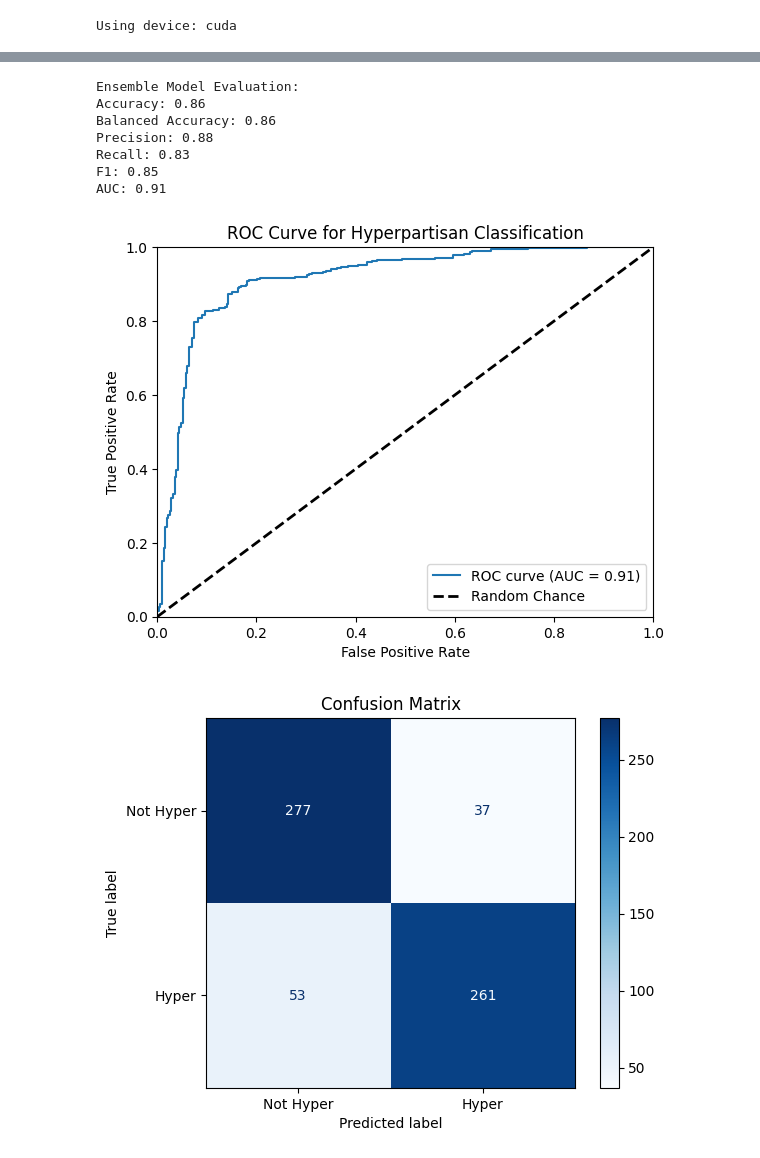
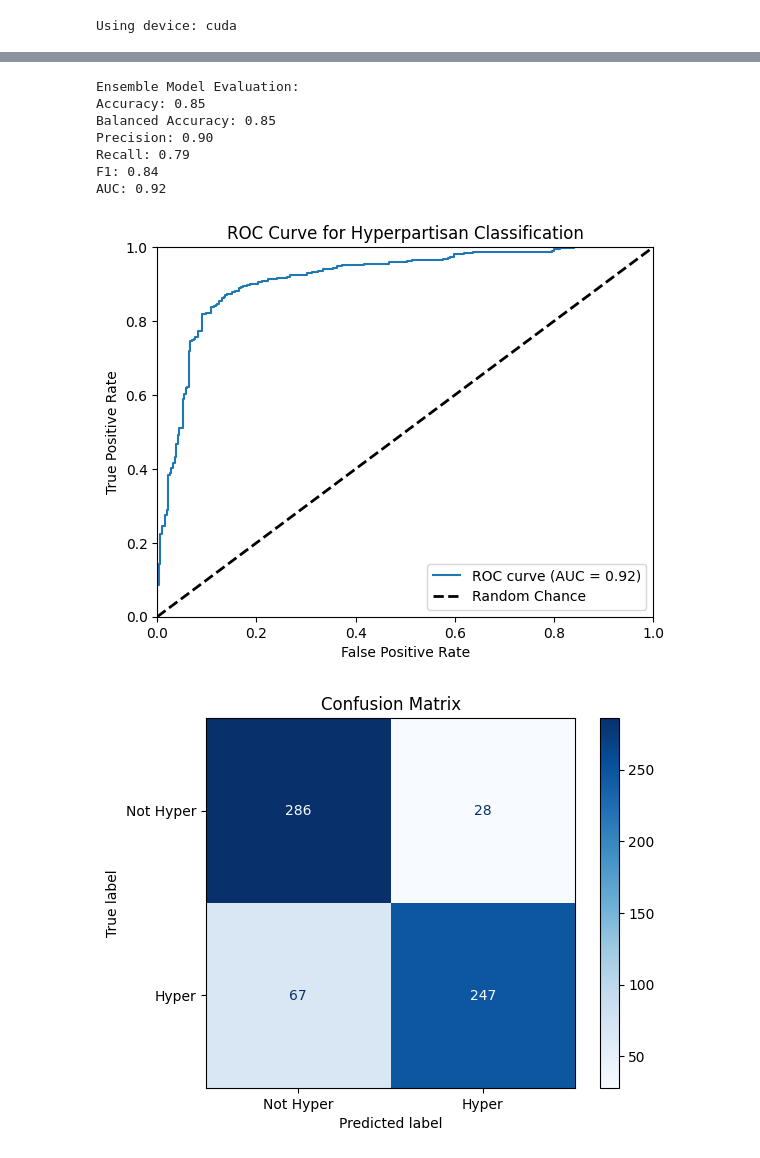
Before and after one commit to badaa002/DAT550-2025---Hyperpartisan-News-Detection-, a Jupyter notebook: notebooks/xlm_roberta.ipynb, the cells around one changed output, grey strips where cells are left out. Cells and saved outputs as stored; diff of their text form; code cells hidden in the pictures.

```diff
--- a/notebooks/xlm_roberta.ipynb
+++ b/notebooks/xlm_roberta.ipynb
@@ -338,6 +334,6 @@ F1 Score: 0.7976 ± 0.0285
 # %%
 # Override run_id for manual testing
-#run_id = "run_20250410_142742"
+run_id = "run_20250414_134417"
 
 # Ensemble predictions on the test set for robustness
 model_base_path = config['training']['output_dir']
@@ -372,41 +368,41 @@ y_pred_proba = []
 for text in X_test:
     # Tokenize input
     inputs = tokenizer(
         text,
         max_length=config["data"]["max_length"],
         truncation=config["tokenizer"]["truncation"],
         padding=config["tokenizer"]["padding"],
         add_special_tokens=config["tokenizer"]["add_special_tokens"],
         return_tensors=config["tokenizer"]["return_tensors"]
     ).to(device)
 
     # Get ensemble prediction
     weighted_probs = weighted_ensemble_predict(inputs, fold_models, fold_metrics, device)
 
     # Extract prediction and confidence
     pred_label = torch.argmax(weighted_probs, dim=1).item()
     confidence = weighted_probs[0][1].item()  # Probability of class 1 (hyperpartisan)
 
     y_pred.append(pred_label)
     y_pred_proba.append(confidence)
 
 # Convert to numpy arrays for the metrics function
 y_pred = np.array(y_pred)
 y_pred_proba = np.array(y_pred_proba)
 
 print("\nEnsemble Model Evaluation:")
 metrics(y_test, y_pred, y_pred_proba)
 plot_confusion_matrix(y_test, y_pred)
 # %% [output]
 Ensemble Model Evaluation:
-Accuracy: 0.86
-Balanced Accuracy: 0.86
-Precision: 0.88
-Recall: 0.83
-F1: 0.85
-AUC: 0.91
+Accuracy: 0.85
+Balanced Accuracy: 0.85
+Precision: 0.90
+Recall: 0.79
+F1: 0.84
+AUC: 0.92
-[figure, old version]
+[figure, new version]
-[figure, old version]
+[figure, new version]
 # %%
 results_list = []
 store_metrics(
```
Also changed, not shown: parts of 5 cells of this notebook, 2 other files.
